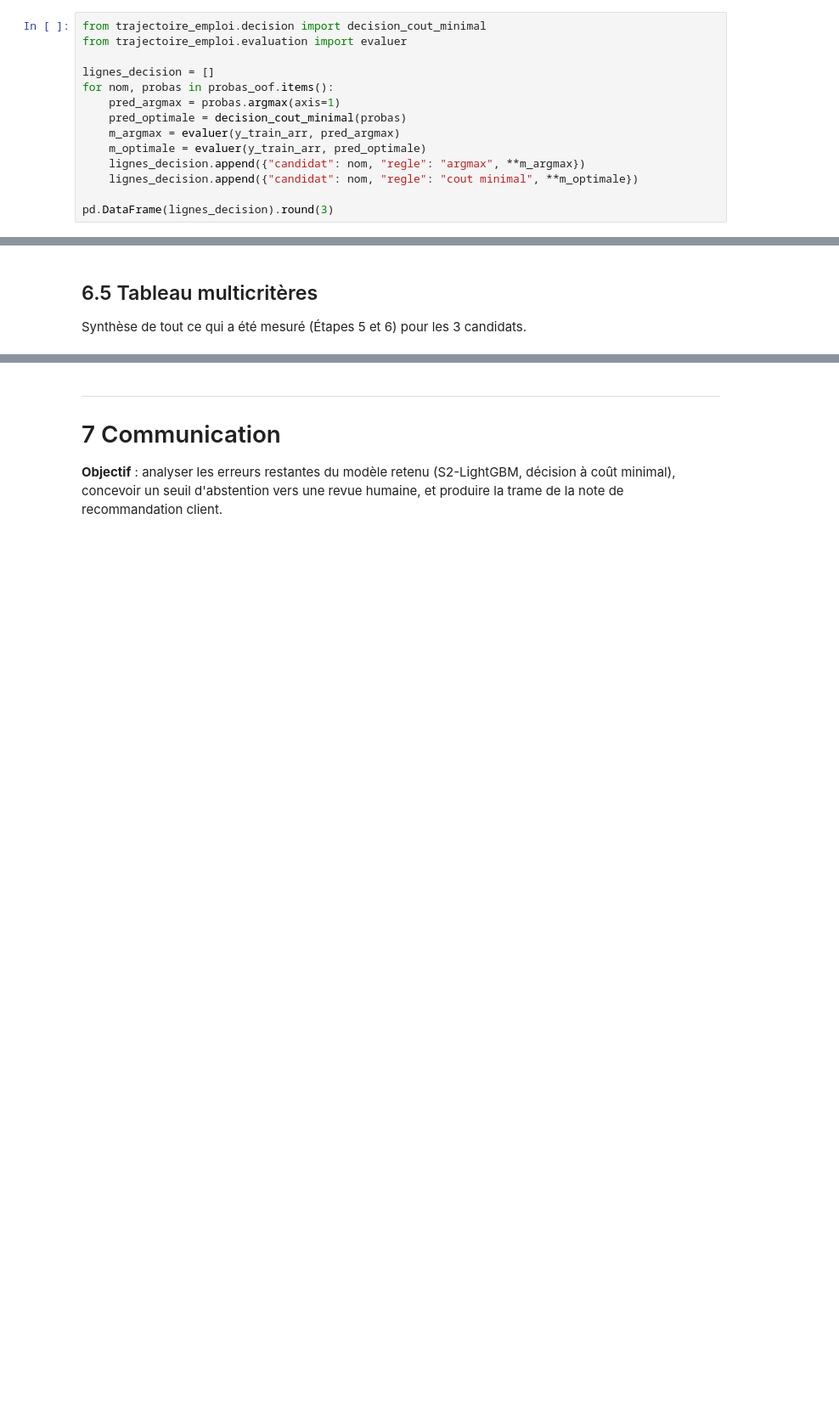
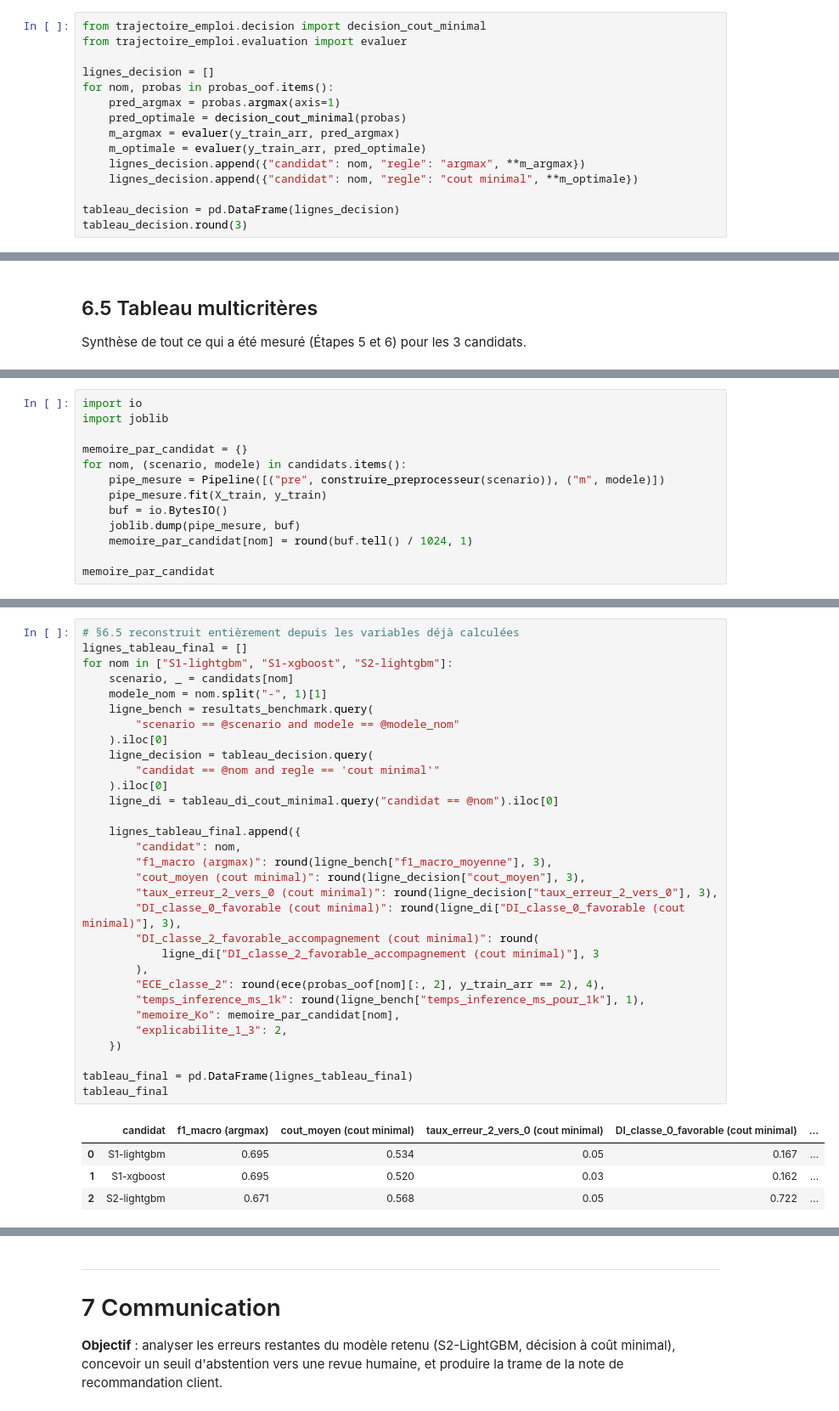
Before and after one commit to A949196/Cas_usage_Certif, a Jupyter notebook: notebook/use_case.ipynb, the cells around one changed output, grey strips where cells are left out. Shown at 85% size. Saved outputs shown, nothing was run; the diff lists cells and outputs as text; blank space fills up the shorter version.

```diff
--- a/notebook/use_case.ipynb
+++ b/notebook/use_case.ipynb
@@ -751,7 +751,8 @@ for nom, probas in probas_oof.items():
     lignes_decision.append({"candidat": nom, "regle": "argmax", **m_argmax})
     lignes_decision.append({"candidat": nom, "regle": "cout minimal", **m_optimale})
 
-pd.DataFrame(lignes_decision).round(3)
+tableau_decision = pd.DataFrame(lignes_decision)
+tableau_decision.round(3)
 # %% [output]
 |  | candidat | regle | f1_macro | recall_classe_2 | kappa_pondere | taux_erreur_2_vers_0 | cout_moyen |
 | 0 | S1-lightgbm | argmax | 0.701 | 0.597 | 0.610 | 0.113 | 0.660 |
@@ -862,0 +934,13 @@ tableau_final
+# %%
+import io
+import joblib
+
+memoire_par_candidat = {}
+for nom, (scenario, modele) in candidats.items():
+    pipe_mesure = Pipeline([("pre", construire_preprocesseur(scenario)), ("m", modele)])
+    pipe_mesure.fit(X_train, y_train)
+    buf = io.BytesIO()
+    joblib.dump(pipe_mesure, buf)
+    memoire_par_candidat[nom] = round(buf.tell() / 1024, 1)
+
+memoire_par_candidat
@@ -862,0 +949,36 @@ tableau_final
+# %%
+# §6.5 reconstruit entièrement depuis les variables déjà calculées
+lignes_tableau_final = []
+for nom in ["S1-lightgbm", "S1-xgboost", "S2-lightgbm"]:
+    scenario, _ = candidats[nom]
+    modele_nom = nom.split("-", 1)[1]
+    ligne_bench = resultats_benchmark.query(
+        "scenario == @scenario and modele == @modele_nom"
+    ).iloc[0]
+    ligne_decision = tableau_decision.query(
+        "candidat == @nom and regle == 'cout minimal'"
+    ).iloc[0]
+    ligne_di = tableau_di_cout_minimal.query("candidat == @nom").iloc[0]
+
+    lignes_tableau_final.append({
+        "candidat": nom,
+        "f1_macro (argmax)": round(ligne_bench["f1_macro_moyenne"], 3),
+        "cout_moyen (cout minimal)": round(ligne_decision["cout_moyen"], 3),
+        "taux_erreur_2_vers_0 (cout minimal)": round(ligne_decision["taux_erreur_2_vers_0"], 3),
+        "DI_classe_0_favorable (cout minimal)": round(ligne_di["DI_classe_0_favorable (cout minimal)"], 3),
+        "DI_classe_2_favorable_accompagnement (cout minimal)": round(
+            ligne_di["DI_classe_2_favorable_accompagnement (cout minimal)"], 3
+        ),
+        "ECE_classe_2": round(ece(probas_oof[nom][:, 2], y_train_arr == 2), 4),
+        "temps_inference_ms_1k": round(ligne_bench["temps_inference_ms_pour_1k"], 1),
+        "memoire_Ko": memoire_par_candidat[nom],
+        "explicabilite_1_3": 2,
+    })
+
+tableau_final = pd.DataFrame(lignes_tableau_final)
+tableau_final
+# %% [output]
+|  | candidat | f1_macro (argmax) | cout_moyen (cout minimal) | taux_erreur_2_vers_0 (cout minimal) | DI_classe_0_favorable (cout minimal) | ... |
+| 0 | S1-lightgbm | 0.695 | 0.534 | 0.05 | 0.167 | ... |
+| 1 | S1-xgboost | 0.695 | 0.520 | 0.03 | 0.162 | ... |
+| 2 | S2-lightgbm | 0.671 | 0.568 | 0.05 | 0.722 | ... |
```
Also changed, not shown: parts of 22 cells of this notebook, 2 other files.
